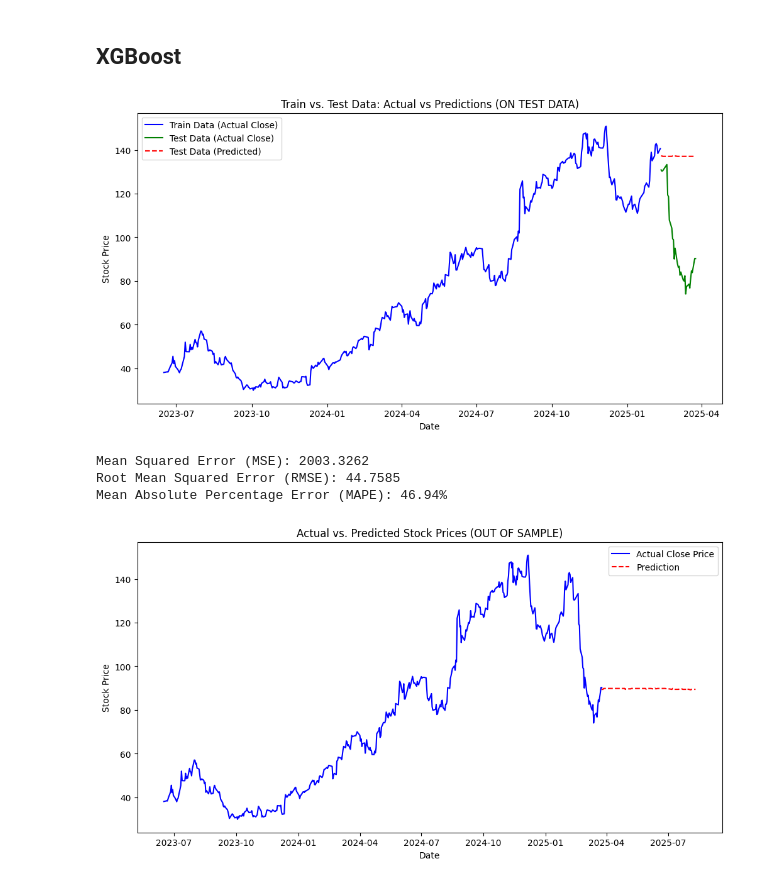
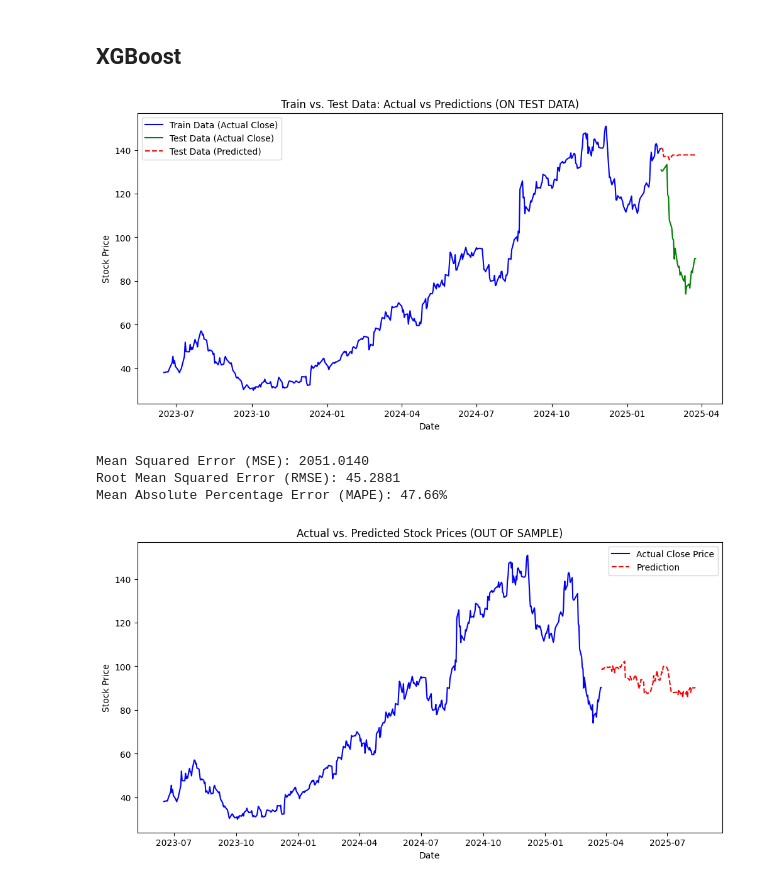
Before and after one commit to mfannin099/Stock_Analysis, a Jupyter notebook: notebooks/predictions.ipynb, the cells around one changed output. Saved outputs shown, nothing was run; the diff lists cells and outputs as text; code cells hidden in the pictures.

Commit message:
Working on XGBoost

```diff
--- a/notebooks/predictions.ipynb
+++ b/notebooks/predictions.ipynb
@@ -485,6 +485,8 @@ xgboost_df['months_past'] = time_diff.days // 30  # Approximation of months
 xgboost_df['years_past'] = time_diff.days // 365  # Approximation of years
 xgboost_df[['days_past', 'months_past', 'years_past']] = xgboost_df[['days_past', 'months_past', 'years_past']].apply(lambda x: x.abs())
 
+xgboost_df['month'] = xgboost_df.index.month
+
 # Adding Lag Features
 xgboost_df[f'lag_{lag_value}'] = xgboost_df['Close'].shift(lag_value).fillna(0)
 xgboost_df[f'lag_{lag_value2}'] = xgboost_df['Close'].shift(lag_value2).fillna(0)
@@ -496,13 +498,13 @@ first_test_date = test_data.index[0] # To make train
 # Train Data
 train_data = xgboost_df[xgboost_df.index < first_test_date].copy()
 
-X_train = train_data[['days_past', 'months_past', 'years_past', f'lag_{lag_value}', f'lag_{lag_value2}']]
+X_train = train_data[['days_past', 'months_past', 'years_past', f'lag_{lag_value}', f'lag_{lag_value2}', 'month']]
 y_train = train_data['Close']
 
-X_test = test_data[['days_past', 'months_past', 'years_past', f'lag_{lag_value}', f'lag_{lag_value2}']]
+X_test = test_data[['days_past', 'months_past', 'years_past', f'lag_{lag_value}', f'lag_{lag_value2}', 'month']]
 y_test = test_data['Close']
 
-model = xgb.XGBRegressor(n_estimators=100, learning_rate=0.05, max_depth=3)
+model = xgb.XGBRegressor(n_estimators=1000, learning_rate=0.1, max_depth=3)
 model.fit(X_train, y_train)
 
 y_pred = model.predict(X_test)
@@ -515,9 +517,9 @@ plot_train_test(train_data, test_data)
 display_metrics(test_data)
 # %% [output]
 [figure]
-Mean Squared Error (MSE): 2003.3262
-Root Mean Squared Error (RMSE): 44.7585
-Mean Absolute Percentage Error (MAPE): 46.94%
+Mean Squared Error (MSE): 2051.0140
+Root Mean Squared Error (RMSE): 45.2881
+Mean Absolute Percentage Error (MAPE): 47.66%
 # %%
 ## Out of Sample
 ## Create the predictions dataset
@@ -534,38 +536,43 @@ df_to_model['months_past'] = time_diff.days // 30  # Approximation of months
 df_to_model['years_past'] = time_diff.days // 365  # Approximation of years
 df_to_model[['days_past', 'months_past', 'years_past']] = df_to_model[['days_past', 'months_past', 'years_past']].apply(lambda x: x.abs())
 
+df_to_model['month'] = df_to_model.index.month
+
 # Adding Lag Features
 df_to_model[f'lag_{lag_value}'] = df_to_model['Close'].shift(lag_value).fillna(0)
 df_to_model[f'lag_{lag_value2}'] = df_to_model['Close'].shift(lag_value2).fillna(0)
 
 ## Feature creation for the predictions
 predictions_df_xgboost['dt'] = pd.to_datetime(predictions_df_xgboost['dt'])
 predictions_df_xgboost['dt'] = predictions_df_xgboost['dt'].dt.date
 reference_date = pd.to_datetime(reference_date_train).date()
 time_diff = reference_date - predictions_df_xgboost['dt']
 
 predictions_df_xgboost['days_past'] = time_diff.dt.days
 predictions_df_xgboost['months_past'] = time_diff.dt.days // 30  # Approximation of months
 predictions_df_xgboost['years_past'] = time_diff.dt.days // 365  # Approximation of years
 predictions_df_xgboost[['days_past', 'months_past', 'years_past']] = predictions_df_xgboost[['days_past', 'months_past', 'years_past']].apply(lambda x: x.abs())
 
+predictions_df_xgboost['month'] = predictions_df_xgboost.index.month
+
 # Adding Lag Features
-predictions_df_xgboost[f'lag_{lag_value}'] = df_to_model['Close'].iloc[-len(predictions_df_xgboost):].values
+predictions_df_xgboost[f'lag_{lag_value}'] = df_to_model['Close'].shift(lag_value).iloc[-len(predictions_df_xgboost):].values
+predictions_df_xgboost[f'lag_{lag_value2}'] = df_to_model['Close'].shift(lag_value2).iloc[-len(predictions_df_xgboost):].values
 
 #Spliting into X & y, training, and predicting
-X_train = df_to_model[['days_past', 'months_past', 'years_past', f'lag_{lag_value}', f'lag_{lag_value2}']]
+X_train = df_to_model[['days_past', 'months_past', 'years_past', f'lag_{lag_value}', f'lag_{lag_value2}', 'month']]
 y_train = df_to_model['Close']
 
-X_forecast = predictions_df_xgboost[['days_past', 'months_past', 'years_past', f'lag_{lag_value}', f'lag_{lag_value2}']]
+X_forecast = predictions_df_xgboost[['days_past', 'months_past', 'years_past', f'lag_{lag_value}', f'lag_{lag_value2}', 'month']]
 
-model = xgb.XGBRegressor(n_estimators=100, learning_rate=0.1, max_depth=5)
+model = xgb.XGBRegressor(n_estimators=1000, learning_rate=0.1, max_depth=3)
 model.fit(X_train, y_train)
 
 y_pred = model.predict(X_forecast)
 predictions_df_xgboost['preds'] = y_pred
 
 
 ## Plotting Predictions
 plot_oos(df_to_model, predictions_df_xgboost)
 # %% [output]
-[figure, old version]
+[figure, new version]
```
Also changed, not shown: parts of 5 cells of this notebook.
